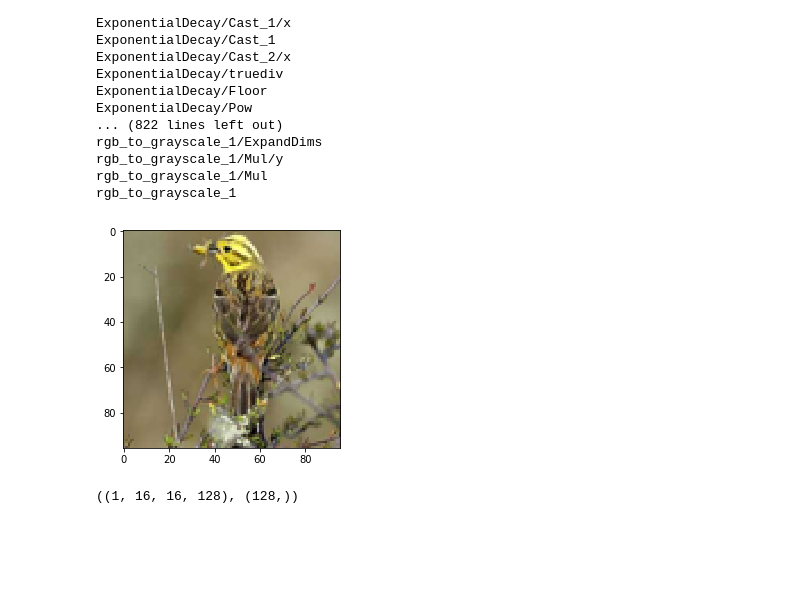
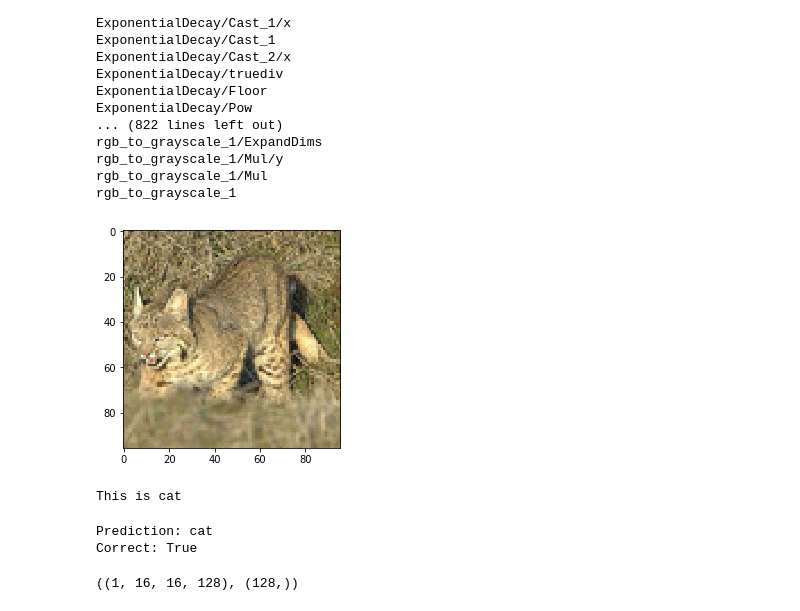
Before and after one commit to jinh0park/Deepeest-Quest-stl_10_cnn, a Jupyter notebook: grancam.ipynb, the cells around one changed output. Drawn from its saved outputs; the diff is of its cells as text; code cells hidden in the pictures; blank space fills up the shorter version.

Commit message:
grad cam indexing 수정

```diff
--- a/grancam.ipynb
+++ b/grancam.ipynb
@@ -42,20 +45,28 @@ sys.path.append('../')
 import read_stl10_file
 # %%
 images_test = read_stl10_file.read_all_images(read_stl10_file.DATA_PATH)[0:50]
+labels_test = read_stl10_file.read_labels(read_stl10_file.LABEL_PATH)[0:50] - 1
+oh_ = tf.one_hot(labels_test, depth=10)
 gr_ = tf.image.rgb_to_grayscale(images_test)
-images_test_gray = sess.run(gr_)
+images_test_gray, labels_test_onehot = sess.run([gr_, oh_])
 # %%
-index = 0
+index = 4
 image_sample = images_test[index,:,:,:]
 image_sample_gray = images_test_gray[index,:,:,:]
+label_sample = labels_test_onehot[index]
 image_sample_feed = images_test_gray[index:index+1,:,:,:]
+label_sample_feed = labels_test_onehot[index:index+1]
 # %%
 import matplotlib.pyplot as plt
 # %%
 img = image_sample.astype('int')
 plt.imshow(img, cmap="gray")
 plt.show()
+label_name = ['airplane', 'bird', 'car', 'cat', 'deer', 'dog', 'horse', 'monkey', 'ship', 'truck']
+index_of_real = label_sample.argmax()
+print('This is', label_name[index_of_real])
 # %% [output]
-[figure, old version]
+[figure, new version]
+This is cat
 # %%
 training = graph.get_tensor_by_name("Placeholder:0")
@@ -65,3 +73,13 @@ G = G[0]
+# %%
+f, p, corr= sess.run([xs, pred, correct], feed_dict={X:image_sample_feed, Y:label_sample_feed, training:False})
+index_of_prediction = p[0]
+print('Prediction:',label_name[index_of_prediction])
+print('Correct:', corr[0])
+G_real, G_pred = sess.run([grads[index_of_real], grads[index_of_prediction+1]], feed_dict={X:image_sample_feed, training:False})
+G = G_pred[0]
+# %% [output]
+Prediction: cat
+Correct: True
 # %%
 alpha = G.mean(axis=(0,1,2))
 # %%
```
Also changed, not shown: parts of 5 cells of this notebook, 1 other file.
